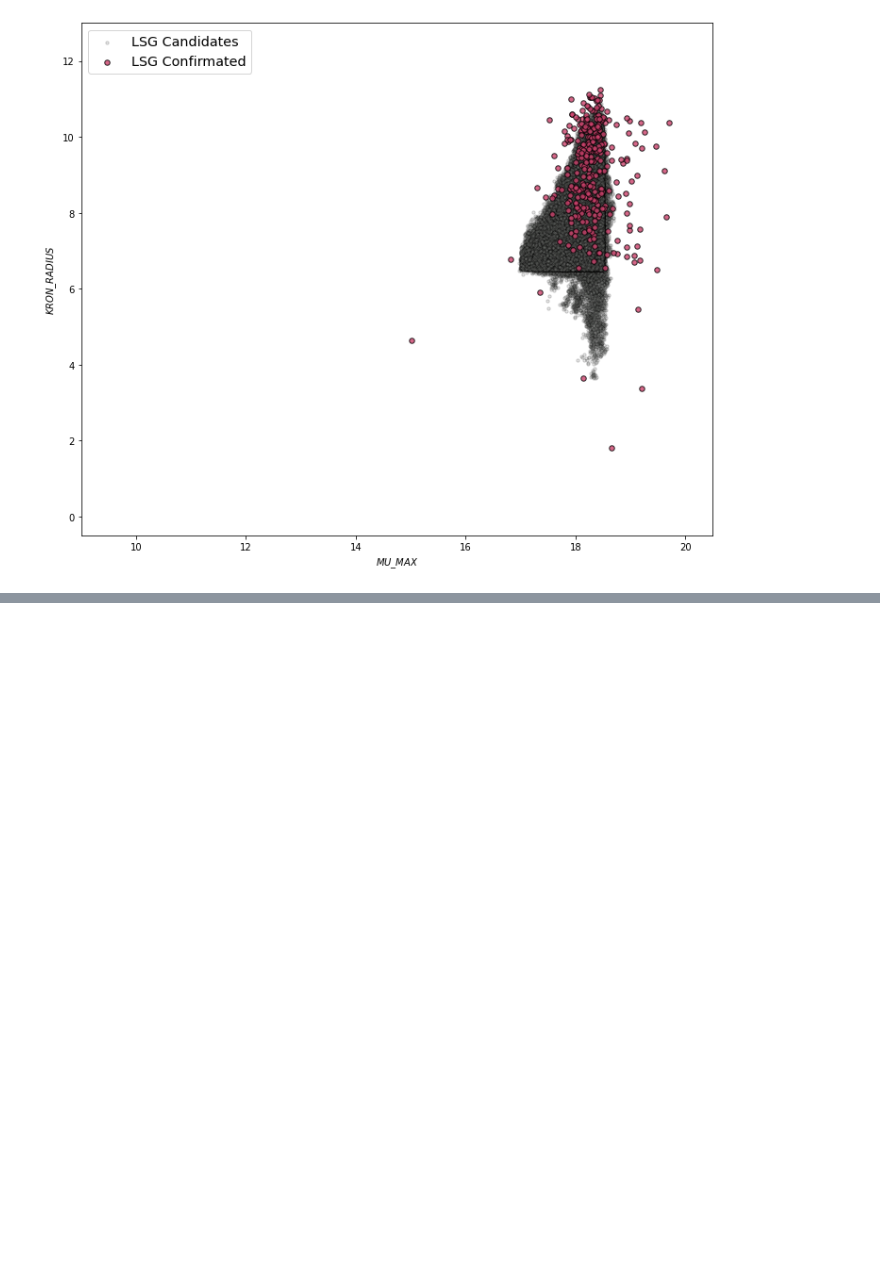
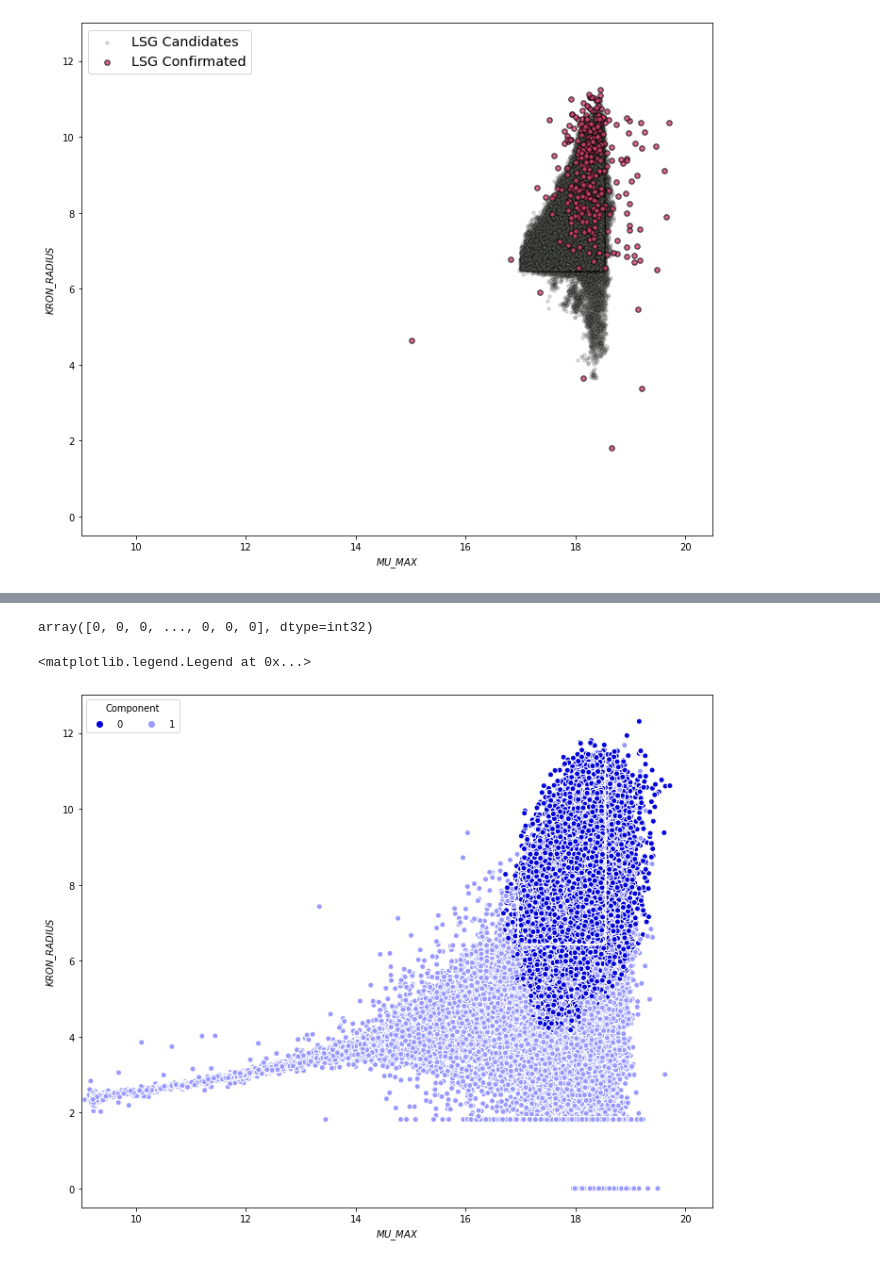
Before and after one commit to AngelGSoto/LSGs-splus, a Jupyter notebook: MLs-tecniques.ipynb, the cells around one changed output, grey strips where cells are left out. Cells and saved outputs as stored; diff of their text form; code cells hidden in the pictures; blank space fills up the shorter version.

```diff
--- a/MLs-tecniques.ipynb
+++ b/MLs-tecniques.ipynb
@@ -206,0 +220,46 @@ As I expected, the high-density points on the previous plots were identified by
+# %%
+model = GeneralMixtureModel.from_samples(
+    distributions=MultivariateGaussianDistribution,
+    n_components=2,
+    X=X,
+
+)
+# %%
+plabels = model.predict(X)
+plabels
+# %% [output]
+array([0, 0, 0, ..., 0, 0, 0], dtype=int32)
+# %%
+xmin, xmax = 9, 20.5
+ymin, ymax = -0.5, 13
+# %%
+fig2, ax2 = plt.subplots(figsize=(12, 10))
+# for k in range(1, N_COMPONENTS):
+#    ax.contour(xx, yy, p_components[:, :, k], levels=[0.5], cmap="Reds_r", zorder=-2)
+levels = np.array([0.001, 0.003, 0.01, 0.03, 0.1, 1.0])
+GAMMA = 0.05
+#ax.contourf(
+#    xx, yy, p_tot ** GAMMA, levels=levels ** GAMMA, cmap="Greens", zorder=-1, alpha=0.5
+#)
+scatter = ax2.scatter(
+    xx["MU_MAX"],
+    xx["KRON_RADIUS"],
+    c=plabels,
+    #s=5 * np.sqrt(weights),
+    edgecolors="w",
+    linewidths=1,
+    vmin=-1,
+    vmax=4,
+    cmap="seismic",
+)
+ax2.set(
+    xlim=[xmin, xmax],
+    ylim=[ymin, ymax],
+    xlabel=r'$MU\_MAX$',
+    ylabel=r"$KRON\_RADIUS$",
+)
+ax2.legend(*scatter.legend_elements(), ncol=2, title="Component")
+#ax2.set_aspect("equal")
+# %% [output]
+<matplotlib.legend.Legend at 0x...>
+[figure, added]
```
Also changed, not shown: parts of 22 cells of this notebook.
